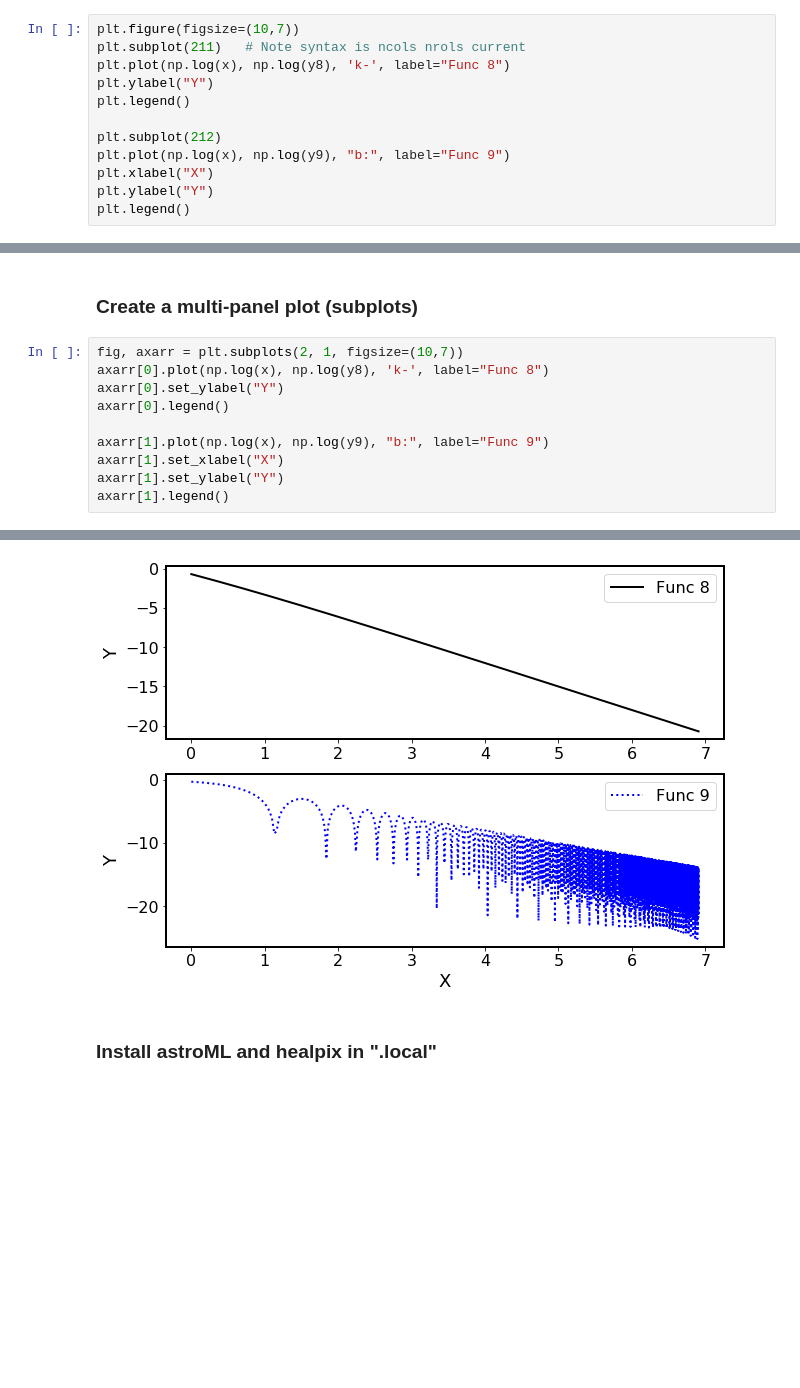
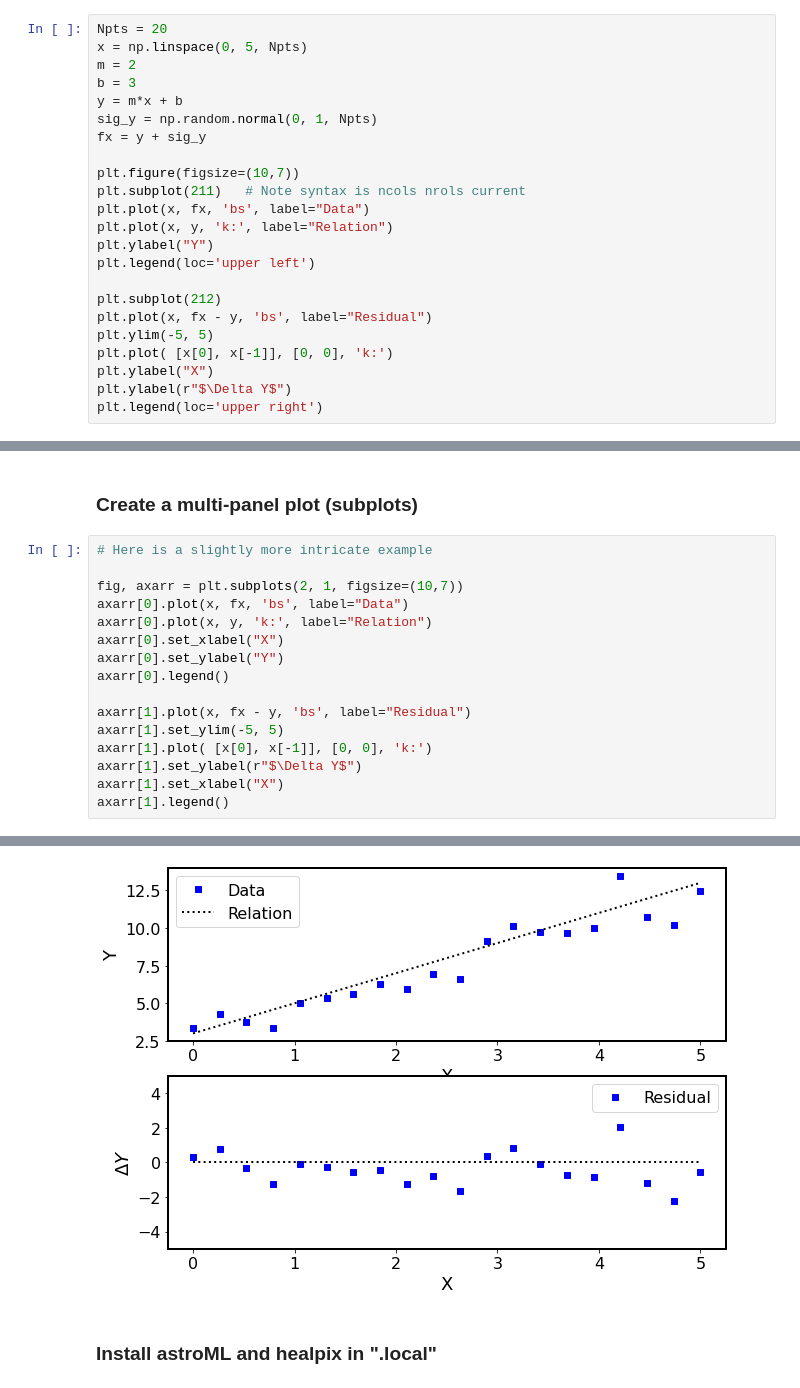
Before and after one commit to paulmartini/NSMA, a Jupyter notebook: Documents/PlottingIntroduction.ipynb, the cells around one changed output, grey strips where cells are left out. Saved outputs shown, nothing was run; the diff lists cells and outputs as text; blank space fills up the shorter version.

```diff
--- a/Documents/PlottingIntroduction.ipynb
+++ b/Documents/PlottingIntroduction.ipynb
@@ -84,14 +99,25 @@ Here is the simpler way to make a multi-panel plot
 # %%
+Npts = 20
+x = np.linspace(0, 5, Npts)
+m = 2
+b = 3
+y = m*x + b
+sig_y = np.random.normal(0, 1, Npts)
+fx = y + sig_y
+
 plt.figure(figsize=(10,7))
 plt.subplot(211)   # Note syntax is ncols nrols current
-plt.plot(np.log(x), np.log(y8), 'k-', label="Func 8")
+plt.plot(x, fx, 'bs', label="Data")
+plt.plot(x, y, 'k:', label="Relation")
 plt.ylabel("Y")
-plt.legend()
+plt.legend(loc='upper left')
 
 plt.subplot(212)
-plt.plot(np.log(x), np.log(y9), "b:", label="Func 9")
-plt.xlabel("X")
-plt.ylabel("Y")
-plt.legend()
+plt.plot(x, fx - y, 'bs', label="Residual")
+plt.ylim(-5, 5)
+plt.plot( [x[0], x[-1]], [0, 0], 'k:')
+plt.ylabel("X")
+plt.ylabel(r"$\Delta Y$")
+plt.legend(loc='upper right')
 # %% [output]
 <matplotlib.legend.Legend at 0x...>
@@ -113,18 +140,24 @@ ax.legend()
 # %% [markdown]
 ### Create a multi-panel plot (subplots)
 # %%
+# Here is a slightly more intricate example
+
 fig, axarr = plt.subplots(2, 1, figsize=(10,7))
-axarr[0].plot(np.log(x), np.log(y8), 'k-', label="Func 8")
+axarr[0].plot(x, fx, 'bs', label="Data")
+axarr[0].plot(x, y, 'k:', label="Relation")
+axarr[0].set_xlabel("X")
 axarr[0].set_ylabel("Y")
 axarr[0].legend()
 
-axarr[1].plot(np.log(x), np.log(y9), "b:", label="Func 9")
+axarr[1].plot(x, fx - y, 'bs', label="Residual")
+axarr[1].set_ylim(-5, 5)
+axarr[1].plot( [x[0], x[-1]], [0, 0], 'k:')
+axarr[1].set_ylabel(r"$\Delta Y$")
 axarr[1].set_xlabel("X")
-axarr[1].set_ylabel("Y")
 axarr[1].legend()
 # %% [output]
 <matplotlib.legend.Legend at 0x...>
-[figure, old version]
+[figure, new version]
 # %% [markdown]
 ### Install astroML and healpix in ".local"
 # %%
```
Also changed, not shown: parts of 18 cells of this notebook.
